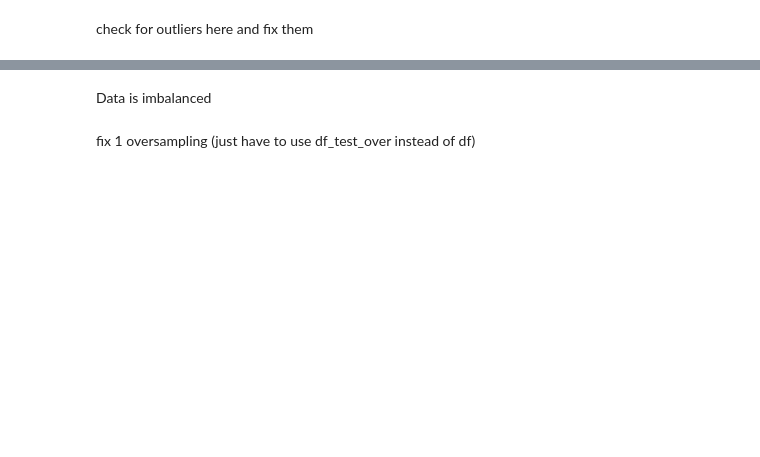
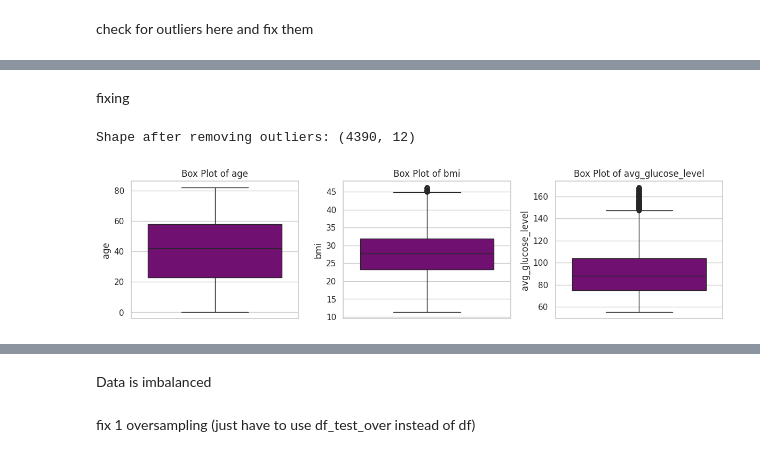
Before and after one commit to Pratham-99-Sh/DataScienceProject, a Jupyter notebook: trying/finalFile.ipynb, the cells around one changed output, grey strips where cells are left out. Cells and saved outputs as stored; diff of their text form; code cells hidden in the pictures; blank space fills up the shorter version.

```diff
--- a/trying/finalFile.ipynb
+++ b/trying/finalFile.ipynb
@@ -134,3 +214,44 @@ check for outliers here and fix them
+# %% [markdown]
+fixing
+# %%
+columns_to_check = ['bmi', 'avg_glucose_level']
+
+# Loop through each column and remove outliers using IQR method
+for column in columns_to_check:
+    Q1 = df[column].quantile(0.25)
+    Q3 = df[column].quantile(0.75)
+    IQR = Q3 - Q1
+    lower_bound = Q1 - 1.5 * IQR
+    upper_bound = Q3 + 1.5 * IQR
+
+    # Get boolean array indicating the presence of outliers for the current column
+    outliers = (df[column] < lower_bound) | (df[column] > upper_bound)
+
+    # Remove rows containing outliers for the current column
+    df = df[~outliers]
+
+# Verify the changes
+print("Shape after removing outliers:", df.shape)
+numeric_variables = ['age', 'bmi', 'avg_glucose_level']
+
+# Set the size of the plot grid
+plt.figure(figsize=(12, 6))
+
+# Create Box Plots for Outlier Detection
+for i, numeric_var in enumerate(numeric_variables, 1):
+    plt.subplot(2, 3, i)
+    sns.boxplot(y=df[numeric_var], color='purple')
+    plt.title(f'Box Plot of {numeric_var}')
+    plt.ylabel(numeric_var)
+
+# Adjust layout
+plt.tight_layout()
+
+# Show the plots
+plt.show()
+# %% [output]
+Shape after removing outliers: (4390, 12)
+[figure, added]
 # %%
 # Import label encoder
 from sklearn import preprocessing
```
Also changed, not shown: parts of 24 cells of this notebook.
